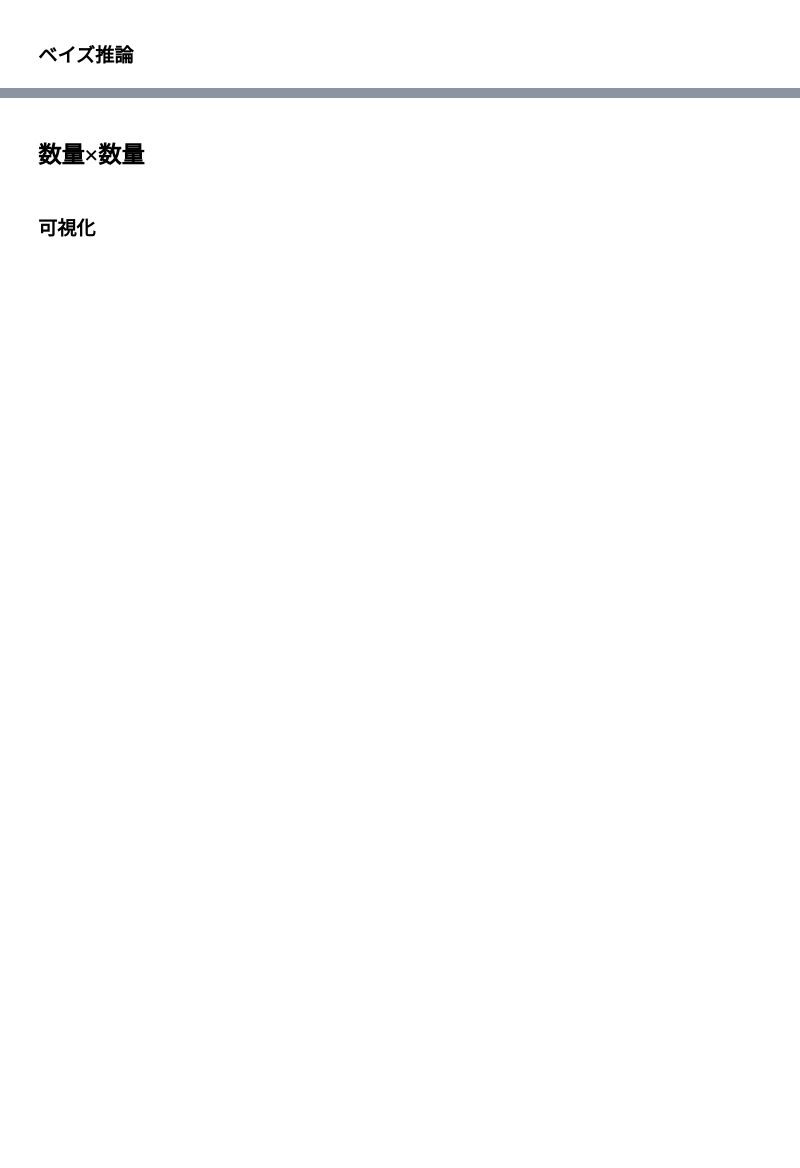
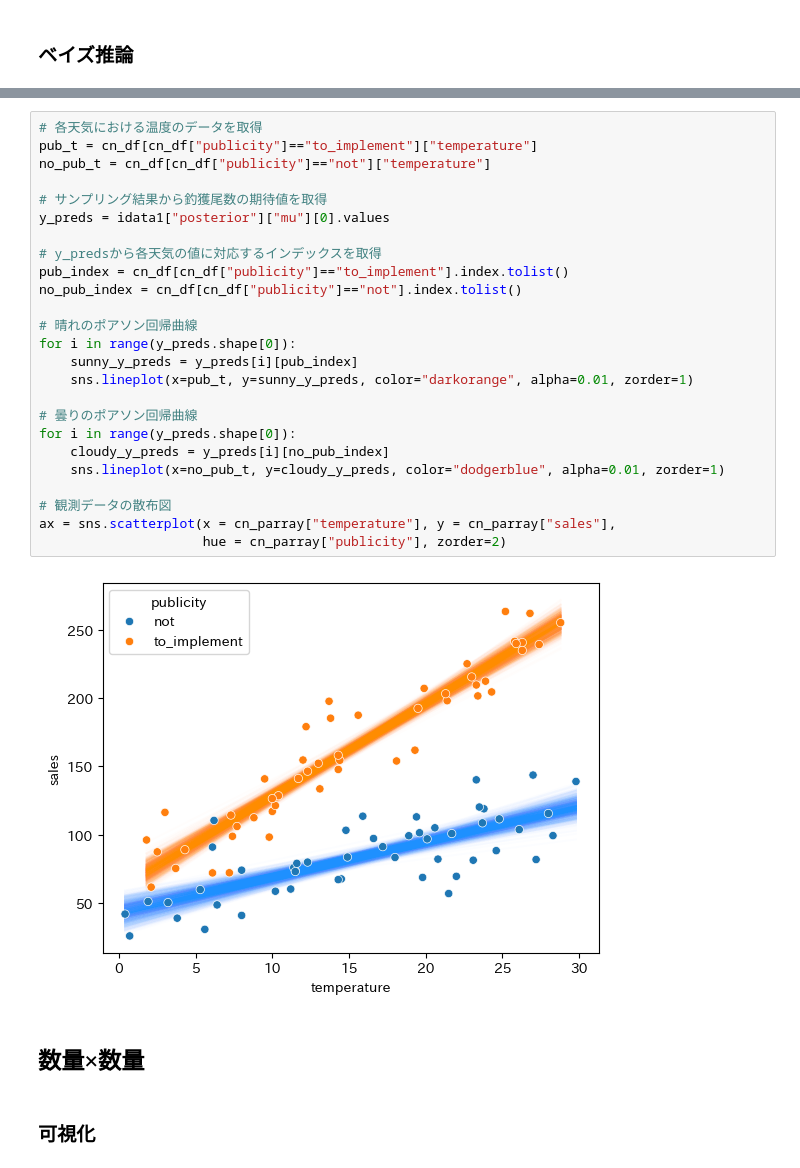
Before and after one commit to wakamatsuikuma/Learning, a Jupyter notebook: (python)RとStanではじめるベイズ統計モデリングによるデータ分析入門/notebook/Part3_10_InteractionTerm.ipynb, the cells around one changed output, grey strips where cells are left out. Drawn from its saved outputs; the diff is of its cells as text; blank space fills up the shorter version.

```diff
--- a/(python)RとStanではじめるベイズ統計モデリングによるデータ分析入門/notebook/Part3_10_InteractionTerm.ipynb
+++ b/(python)RとStanではじめるベイズ統計モデリングによるデータ分析入門/notebook/Part3_10_InteractionTerm.ipynb
@@ -166,3 +305,30 @@ with model:
+# %%
+# 各天気における温度のデータを取得
+pub_t = cn_df[cn_df["publicity"]=="to_implement"]["temperature"]
+no_pub_t = cn_df[cn_df["publicity"]=="not"]["temperature"]
+
+# サンプリング結果から釣獲尾数の期待値を取得
+y_preds = idata1["posterior"]["mu"][0].values
+
+# y_predsから各天気の値に対応するインデックスを取得
+pub_index = cn_df[cn_df["publicity"]=="to_implement"].index.tolist()
+no_pub_index = cn_df[cn_df["publicity"]=="not"].index.tolist()
+
+# 晴れのポアソン回帰曲線
+for i in range(y_preds.shape[0]):
+    sunny_y_preds = y_preds[i][pub_index]
+    sns.lineplot(x=pub_t, y=sunny_y_preds, color="darkorange", alpha=0.01, zorder=1)
+
+# 曇りのポアソン回帰曲線
+for i in range(y_preds.shape[0]):
+    cloudy_y_preds = y_preds[i][no_pub_index]
+    sns.lineplot(x=no_pub_t, y=cloudy_y_preds, color="dodgerblue", alpha=0.01, zorder=1)
+
+# 観測データの散布図
+ax = sns.scatterplot(x = cn_parray["temperature"], y = cn_parray["sales"],
+                     hue = cn_parray["publicity"], zorder=2)
+# %% [output]
+[figure, added]
 # %% [markdown]
 ## 数量×数量
 # %% [markdown]
```
Also changed, not shown: parts of 22 cells of this notebook.
